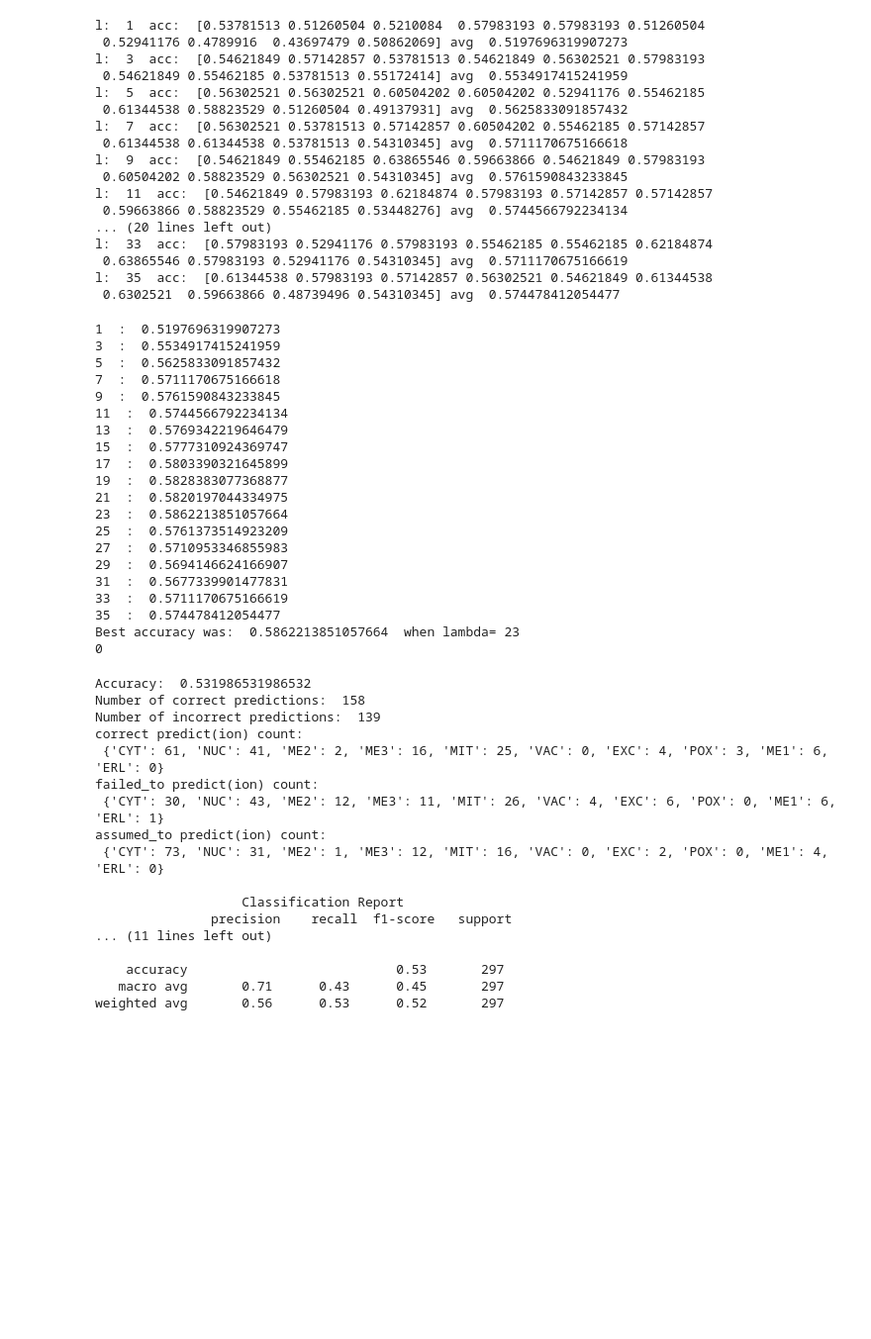
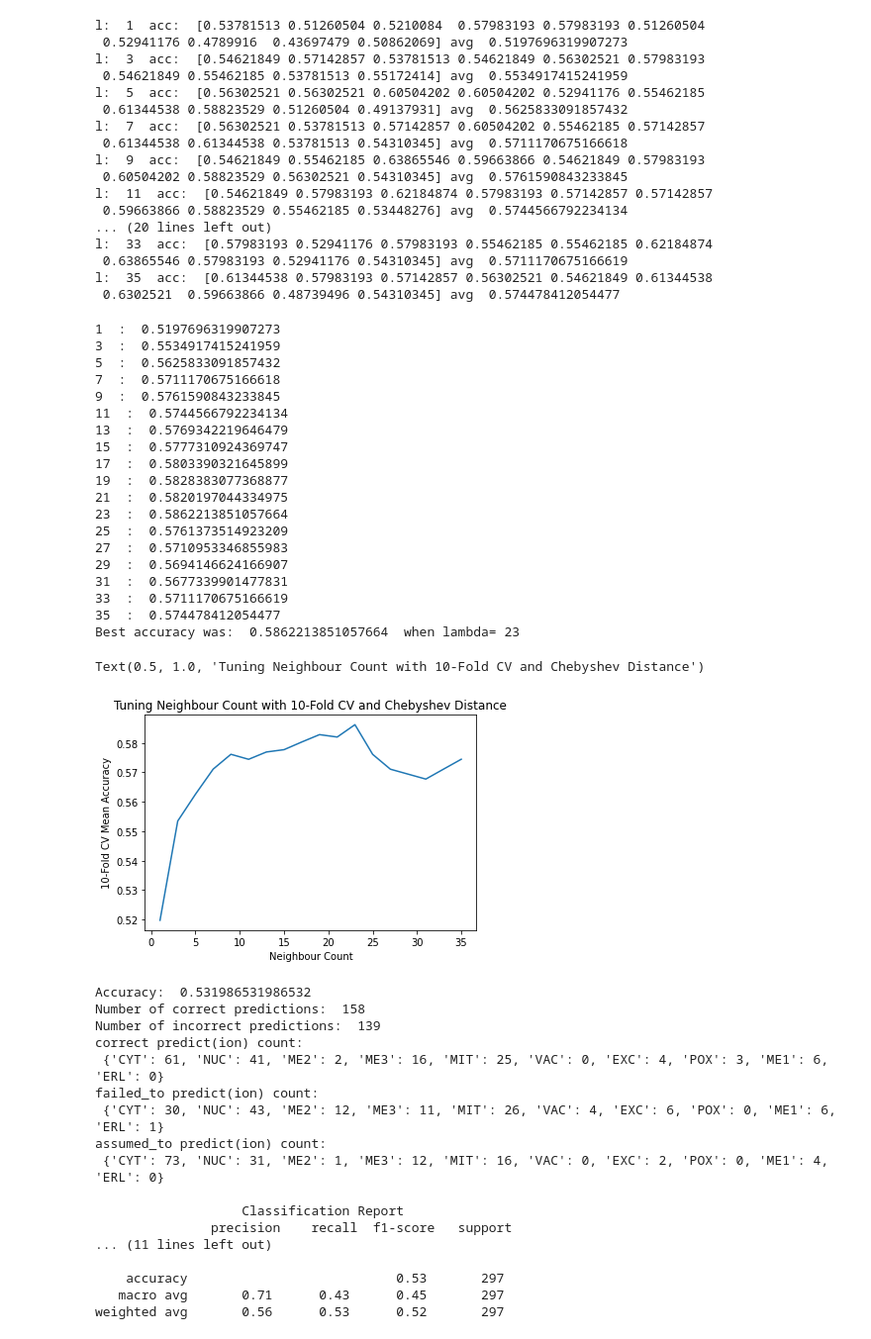
Before and after one commit to HikmetSimsir/EEE-485-Project, a Jupyter notebook: knn.ipynb, the cells around one changed output. Shown: that part at 99% size. Cells and saved outputs as stored; diff of their text form; code cells hidden in the pictures; blank space fills up the shorter version.

```diff
--- a/knn.ipynb
+++ b/knn.ipynb
@@ -400,35 +420,45 @@ l:  35  acc:  [0.61344538 0.57983193 0.57142857 0.56302521 0.54621849 0.61344538
 # %%
 che_best_l = -1
 che_best_acc = 0
+che_x = []
+che_y = []
 for l, arr in cheb_cv.items():
     m =np.mean(arr)
     if  m> che_best_acc:
         che_best_l, che_best_acc = l, m
     print(l, " : ",m)
+    che_x.append(l)
+    che_y.append(m)
 
 print("Best accuracy was: ", che_best_acc, " when lambda=", che_best_l)
-print(np.argmax(cheb_cv))
+
+
+plt.plot(che_x, che_y)
+plt.xlabel("Neighbour Count")
+plt.ylabel("10-Fold CV Mean Accuracy")
+plt.title("Tuning Neighbour Count with 10-Fold CV and Chebyshev Distance")
 # %% [output]
 1  :  0.5197696319907273
 3  :  0.5534917415241959
 5  :  0.5625833091857432
 7  :  0.5711170675166618
 9  :  0.5761590843233845
 11  :  0.5744566792234134
 13  :  0.5769342219646479
 15  :  0.5777310924369747
 17  :  0.5803390321645899
 19  :  0.5828383077368877
 21  :  0.5820197044334975
 23  :  0.5862213851057664
 25  :  0.5761373514923209
 27  :  0.5710953346855983
 29  :  0.5694146624166907
 31  :  0.5677339901477831
 33  :  0.5711170675166619
 35  :  0.574478412054477
 Best accuracy was:  0.5862213851057664  when lambda= 23
-0
+Text(0.5, 1.0, 'Tuning Neighbour Count with 10-Fold CV and Chebyshev Distance')
+[figure, added]
 # %%
 measure(X_train, Y_train, X_test, Y_test, neigbour_count=che_best_l, algorithm="chebyshev")
 # %% [output]
```
Also changed, not shown: parts of 2 cells of this notebook.
